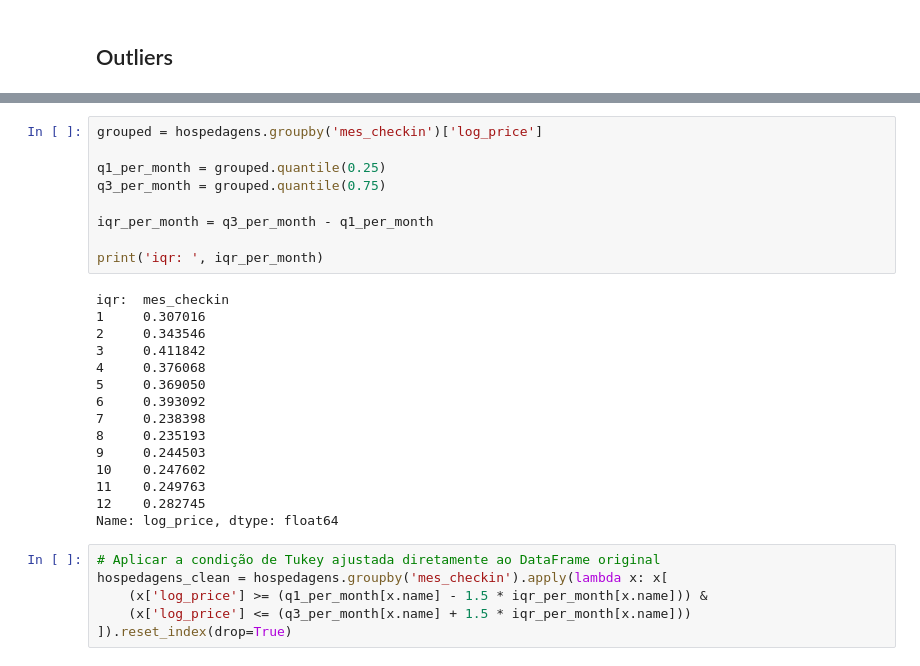
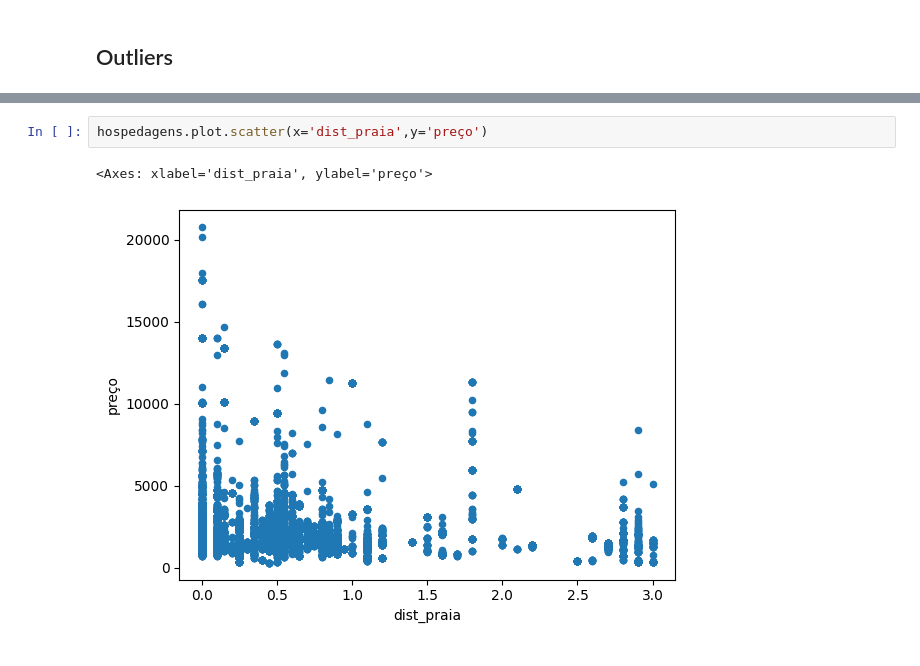
Before and after one commit to clarabarretto/data-science, a Jupyter notebook: pre-processing/pre-processing-recife.ipynb, the cells around one changed output, grey strips where cells are left out. Saved outputs shown, nothing was run; the diff lists cells and outputs as text.

```diff
--- a/pre-processing/pre-processing-recife.ipynb
+++ b/pre-processing/pre-processing-recife.ipynb
@@ -325,30 +431,5 @@ print(skew(hosp['preço']))
-# %%
-grouped = hospedagens.groupby('mes_checkin')['log_price']
-
-q1_per_month = grouped.quantile(0.25)
-q3_per_month = grouped.quantile(0.75)
-
-iqr_per_month = q3_per_month - q1_per_month
-
-print('iqr: ', iqr_per_month)
-# %% [output]
-iqr:  mes_checkin
-1     0.307016
-2     0.343546
-3     0.411842
-4     0.376068
-5     0.369050
-6     0.393092
-7     0.238398
-8     0.235193
-9     0.244503
-10    0.247602
-11    0.249763
-12    0.282745
-Name: log_price, dtype: float64
-# %%
-# Aplicar a condição de Tukey ajustada diretamente ao DataFrame original
-hospedagens_clean = hospedagens.groupby('mes_checkin').apply(lambda x: x[
-    (x['log_price'] >= (q1_per_month[x.name] - 1.5 * iqr_per_month[x.name])) &
-    (x['log_price'] <= (q3_per_month[x.name] + 1.5 * iqr_per_month[x.name]))
-]).reset_index(drop=True)
+# %%
+hospedagens.plot.scatter(x='dist_praia',y='preço')
+# %% [output]
+<Axes: xlabel='dist_praia', ylabel='preço'>
+[figure, added]
```
Also changed, not shown: parts of 32 cells of this notebook, 3 other files.
